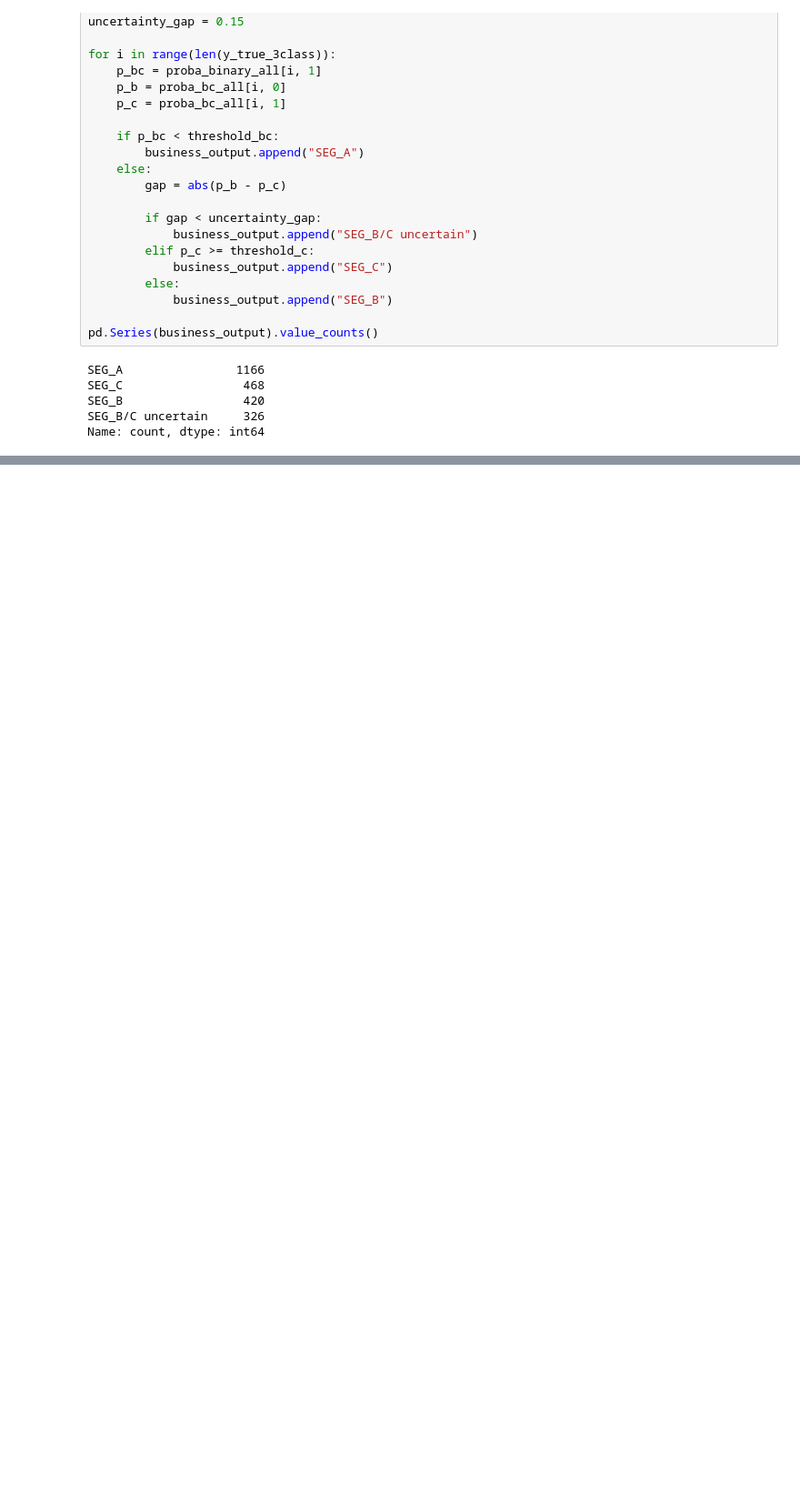
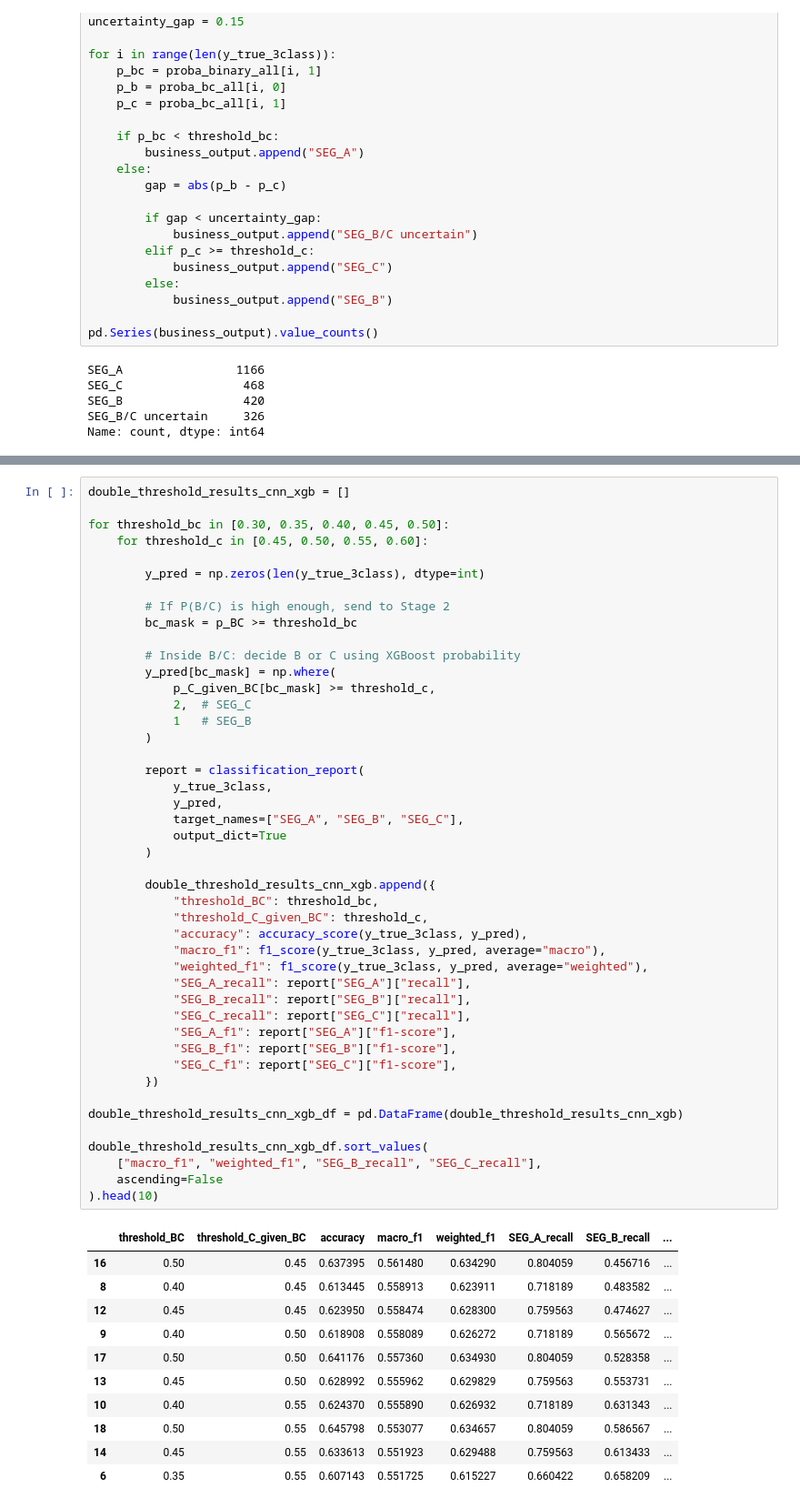
Before and after one commit to david-bazalduaa/Pfizer-segmentation-Ulcerative-Colitis, a Jupyter notebook: Neural network/A_vs_BC_Model.ipynb, the cells around one changed output, grey strips where cells are left out. Shown at 91% size. Cells and saved outputs as stored; diff of their text form; blank space fills up the shorter version.

```diff
--- a/Neural network/A_vs_BC_Model.ipynb
+++ b/Neural network/A_vs_BC_Model.ipynb
@@ -811,0 +1027,57 @@ Name: count, dtype: int64
+# %%
+double_threshold_results_cnn_xgb = []
+
+for threshold_bc in [0.30, 0.35, 0.40, 0.45, 0.50]:
+    for threshold_c in [0.45, 0.50, 0.55, 0.60]:
+
+        y_pred = np.zeros(len(y_true_3class), dtype=int)
+
+        # If P(B/C) is high enough, send to Stage 2
+        bc_mask = p_BC >= threshold_bc
+
+        # Inside B/C: decide B or C using XGBoost probability
+        y_pred[bc_mask] = np.where(
+            p_C_given_BC[bc_mask] >= threshold_c,
+            2,  # SEG_C
+            1   # SEG_B
+        )
+
+        report = classification_report(
+            y_true_3class,
+            y_pred,
+            target_names=["SEG_A", "SEG_B", "SEG_C"],
+            output_dict=True
+        )
+
+        double_threshold_results_cnn_xgb.append({
+            "threshold_BC": threshold_bc,
+            "threshold_C_given_BC": threshold_c,
+            "accuracy": accuracy_score(y_true_3class, y_pred),
+            "macro_f1": f1_score(y_true_3class, y_pred, average="macro"),
+            "weighted_f1": f1_score(y_true_3class, y_pred, average="weighted"),
+            "SEG_A_recall": report["SEG_A"]["recall"],
+            "SEG_B_recall": report["SEG_B"]["recall"],
+            "SEG_C_recall": report["SEG_C"]["recall"],
+            "SEG_A_f1": report["SEG_A"]["f1-score"],
+            "SEG_B_f1": report["SEG_B"]["f1-score"],
+            "SEG_C_f1": report["SEG_C"]["f1-score"],
+        })
+
+double_threshold_results_cnn_xgb_df = pd.DataFrame(double_threshold_results_cnn_xgb)
+
+double_threshold_results_cnn_xgb_df.sort_values(
+    ["macro_f1", "weighted_f1", "SEG_B_recall", "SEG_C_recall"],
+    ascending=False
+).head(10)
+# %% [output]
+|  | threshold_BC | threshold_C_given_BC | accuracy | macro_f1 | weighted_f1 | SEG_A_recall | SEG_B_recall | ... |
+| 16 | 0.50 | 0.45 | 0.637395 | 0.561480 | 0.634290 | 0.804059 | 0.456716 | ... |
+| 8 | 0.40 | 0.45 | 0.613445 | 0.558913 | 0.623911 | 0.718189 | 0.483582 | ... |
+| 12 | 0.45 | 0.45 | 0.623950 | 0.558474 | 0.628300 | 0.759563 | 0.474627 | ... |
+| 9 | 0.40 | 0.50 | 0.618908 | 0.558089 | 0.626272 | 0.718189 | 0.565672 | ... |
+| 17 | 0.50 | 0.50 | 0.641176 | 0.557360 | 0.634930 | 0.804059 | 0.528358 | ... |
+| 13 | 0.45 | 0.50 | 0.628992 | 0.555962 | 0.629829 | 0.759563 | 0.553731 | ... |
+| 10 | 0.40 | 0.55 | 0.624370 | 0.555890 | 0.626932 | 0.718189 | 0.631343 | ... |
+| 18 | 0.50 | 0.55 | 0.645798 | 0.553077 | 0.634657 | 0.804059 | 0.586567 | ... |
+| 14 | 0.45 | 0.55 | 0.633613 | 0.551923 | 0.629488 | 0.759563 | 0.613433 | ... |
+| 6 | 0.35 | 0.55 | 0.607143 | 0.551725 | 0.615227 | 0.660422 | 0.658209 | ... |
```
Also changed, not shown: parts of 27 cells of this notebook.
